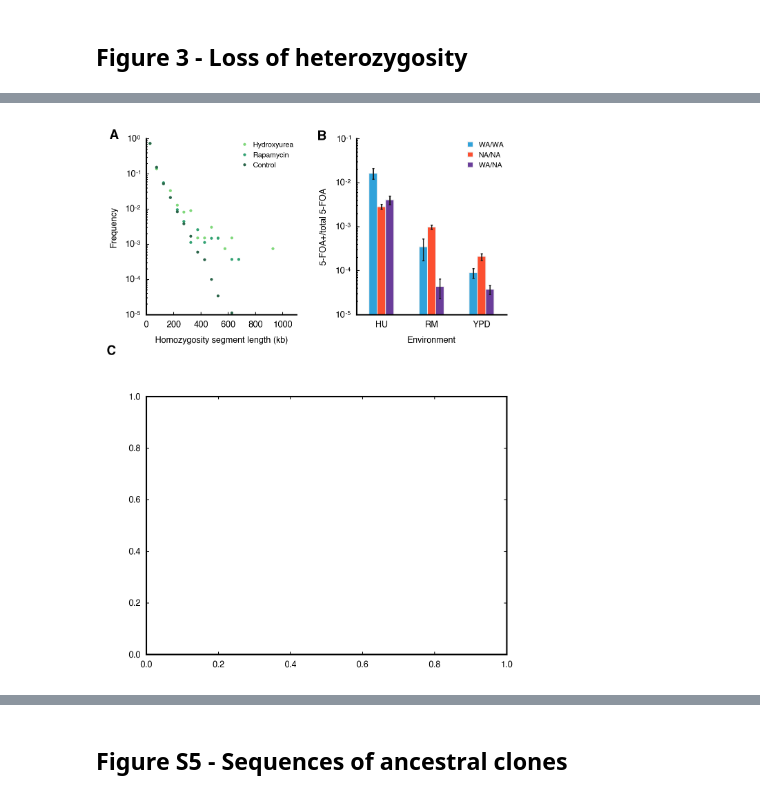
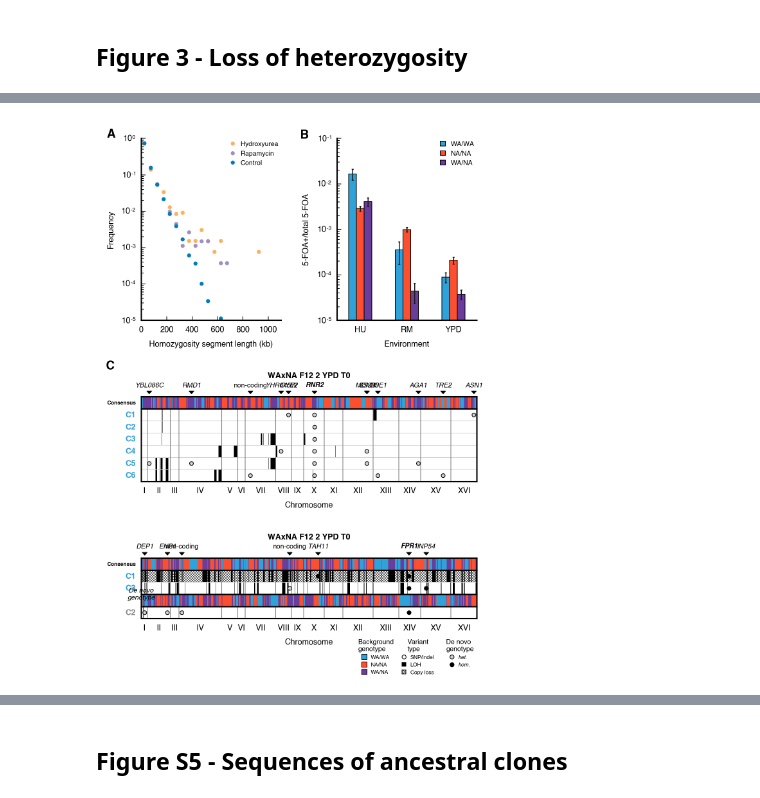
Before and after one commit to ivazquez/clonal-heterogeneity, a Jupyter notebook: src/figure3.ipynb, the cells around one changed output, grey strips where cells are left out. Cells and saved outputs as stored; diff of their text form; code cells hidden in the pictures.

```diff
--- a/src/figure3.ipynb
+++ b/src/figure3.ipynb
@@ -47,7 +46,7 @@ with warnings.catch_warnings():
 # %% [markdown]
 ### Chromosome length
 # %%
-chr_coords = utils.chr_coords(dir_data+'seq/chr_coords.txt')
+chr_coords = utils.chr_coords()
 
 chr_coords.head()
 # %% [output]
@@ -74,7 +73,7 @@ seq_mut_df = seq_mut_df[(seq_mut_df.clone!='')].reset_index(drop=True)
 # remap genotype values
 seq_mut_df['genotype'] = seq_mut_df['genotype'].map({'0': 0, '1': 2,'0/0': 0, '0/1': 1, '1/0': 1, '1/1': 2})
 
-seq_mut_df['type'] = 'de novo'
+seq_mut_df['type'] = 'snp_indel'
 
 seq_mut_df.head()
 # %% [output]
@@ -209,8 +154,7 @@ loh_fluctuation_df['Total 5-FOA'] = loh_fluctuation_df['YPD']*1000000*2/40
 # rate
 loh_fluctuation_df['LOH rate'] = loh_fluctuation_df['5-FOA+']/loh_fluctuation_df['Total 5-FOA']
 
-loh_fluctuation_df = loh_fluctuation_df.groupby(['background','environment'])\
-.agg([np.mean, stats.sem])
+loh_fluctuation_df = loh_fluctuation_df.groupby(['background','environment']).agg([np.mean, stats.sem])
 
 # order columns
 loh_fluctuation_df = loh_fluctuation_df.ix[['WA/WA','NA/NA','WA/NA']]
@@ -588,51 +175,104 @@ def genome_instability(data, gs):
 # %%
-fig = plt.figure(figsize=(4, 6))
+fig = plt.figure(figsize=(4,6))
 
-grid = gridspec.GridSpec(nrows=3, ncols=2, height_ratios=[2, 1, 1], hspace=0.7, wspace=0.4)
+grid = gridspec.GridSpec(nrows=3, ncols=2, height_ratios=[15, 7, 5], hspace=0.7, wspace=0.4)
 
 gs = {}
 gs['length'] = gridspec.GridSpecFromSubplotSpec(1, 1, subplot_spec=grid[0,0])
 gs['fluctuation'] = gridspec.GridSpecFromSubplotSpec(1, 1, subplot_spec=grid[0,1])
-gs['loh'] = gridspec.GridSpecFromSubplotSpec(14, 1, subplot_spec=grid[1:,:], hspace=0)
+gs[('loh','WAxNA_F12_1_HU_3')] = gridspec.GridSpecFromSubplotSpec(7, 1, subplot_spec=grid[1:2,:], hspace=0)
+gs[('loh','WAxNA_F12_2_RM_1')] = gridspec.GridSpecFromSubplotSpec(5, 1, subplot_spec=grid[2:3,:], hspace=0)
 
 ### top left panel ###
 ax = plt.subplot(gs['length'][:])
 ax.text(-0.185, 1.055, 'A', transform=ax.transAxes,
         fontsize=9, fontweight='bold', va='top', ha='right')
 
-loh_length(loh_length_df, ax)
+plot.loh_length(loh_length_df, ax)
 
 ### top right panel ###
 ax = plt.subplot(gs['fluctuation'][:])
 ax.text(-0.2, 1.05, 'B', transform=ax.transAxes,
         fontsize=9, fontweight='bold', va='top', ha='right')
 
-loh_fluctuation(loh_fluctuation_df, ax)
+plot.loh_fluctuation(loh_fluctuation_df, ax)
 
 ### bottom panel ###
 seq_dn_df_sliced = pd.pivot_table(seq_dn_df,
                                   index=['selection','population','time','set','clone','lineage','type'],
                                   columns=['chr_arabic','chr_roman','pos','gene'])['genotype']
 
-ax = plt.subplot(gs['loh'][:])
-ax.text(-0.085, 1.2, 'C', transform=ax.transAxes,
+seq_dn_df_sliced = plot.filter_multiindex(seq_dn_df_sliced, names=['consensus','snp_indel','copy_number','loh'])
+
+for ii, (e,p,t) in enumerate([('HU','WAxNA_F12_1_HU_3',32),('RM','WAxNA_F12_2_RM_1',32)]):
+    ax = gs[('loh',p)]
+    data = seq_dn_df_sliced.ix[e,p,t]
+
+    plot.genome_instability(data, ax=ax, title='WAxNA F12 2 YPD T0')#p.replace('_',' ')+' T32')
+
+# Set panel labels
+ax = plt.subplot(gs[('loh','WAxNA_F12_1_HU_3')][0,0])
+
+ax.text(-0.08, 4, 'C', transform=ax.transAxes,
         fontsize=9, fontweight='bold', va='top', ha='right')
 
-sdn = seq_dn_df_sliced.ix['HU','WAxNA_F12_1_HU_3',32]
-# genome_instability(sdn, ax)
-sdn = seq_dn_df_sliced.ix['RM','WAxNA_F12_1_RM_3',32]
-# genome_instability(sdn, ax)
+# Set legend
+ax = plt.subplot(gs[('loh','WAxNA_F12_2_RM_1')][3,0])
+
+wa_artist = lines.Line2D((0,.75),(0,0), mec='k', mfc=config.background['color']['WA/WA'], marker='s', markersize=4, linestyle='')
+na_artist = lines.Line2D((0,.75),(0,0), mec='k', mfc=config.background['color']['NA/NA'], marker='s', markersize=4, linestyle='')
+het_artist = lines.Line2D((0,.75),(0,0), mec='k', mfc=config.background['color']['WA/NA'], marker='s', markersize=4, linestyle='')
+
+leg1 = ax.legend([wa_artist,na_artist,het_artist], ['WA/WA','NA/NA','WA/NA'],
+                 bbox_to_anchor=(0.7, -2.5), ncol=1,
+                 frameon=False, loc='upper center',
+                 borderaxespad=0, handlelength=0.75,
+                 title='Background\ngenotype', prop={'size':4})
+
+snp_indel_artist = lines.Line2D((0,1),(0,0), mec='k', mfc=config.genotype['color'][0],
+                                marker='o', markersize=3, linestyle='')
+loh_artist = patches.Rectangle((0,0), width=1, height=1, color='k')
+cn_loss_artist = patches.Rectangle((0,0), width=1, height=1, color='k', hatch='xxx', fill=False)
+
+leg2 = ax.legend([snp_indel_artist,loh_artist,cn_loss_artist],
+                 ['SNP/indel','LOH','Copy loss'],
+                 bbox_to_anchor=(0.825, -2.5), ncol=1,
+                 frameon=False, loc='upper center',
+                 borderaxespad=0, handlelength=0.75,
+                 title='Variant\ntype', prop={'size':4})
+
+het_artist = lines.Line2D((0,1),(0,0), mec='k', mfc=config.genotype['color'][1],
+                          marker='o', markersize=3, linestyle='')
+hom_artist = lines.Line2D((0,1),(0,0), mec='k', mfc=config.genotype['color'][2],
+                          marker='o', markersize=3, linestyle='')
+
+leg3 = ax.legend([het_artist,hom_artist], ['het.','hom.'],
+                 bbox_to_anchor=(0.95, -2.5), ncol=1,
+                 frameon=False, loc='upper center',
+                 borderaxespad=0, handlelength=0.75,
+                 title='De novo\ngenotype', prop={'size':4, 'style':'italic'})
+
+ax.add_artist(leg1)
+ax.add_artist(leg2)
+
+ax.annotate('De novo\ngenotype', xy=(-1,0.5),
+            fontsize=5, va='bottom', ha='center',
+            color='k', style='italic')
+
+for leg in [leg1,leg2,leg3]:
+    plt.setp(leg.get_title(),fontsize=5)
 
 # axes limits
 for ax in fig.get_axes():
     ax.xaxis.label.set_size(6)
     ax.yaxis.label.set_size(6)
-    ax.tick_params(axis='both', which='major', size=2, labelsize=6)
-    ax.tick_params(axis='both', which='minor', size=1, labelsize=4)
+    ax.tick_params(axis='both', which='major', size=3, labelsize=6)
+    ax.tick_params(axis='both', which='minor', size=2, labelsize=4)
 
+fig.savefig(dir_paper+'figures/figure3/figure3.pdf', bbox_inches='tight')
 fig.savefig(dir_paper+'figures/figure3/figure3.png', bbox_inches='tight')
 fig.savefig(dir_paper+'figures/figure3/figure3.svg', bbox_inches='tight')
 plt.show()
 # %% [output]
-[figure, old version]
+[figure, new version]
 # %% [markdown]
```
Also changed, not shown: parts of 15 cells of this notebook, 22 other files.
